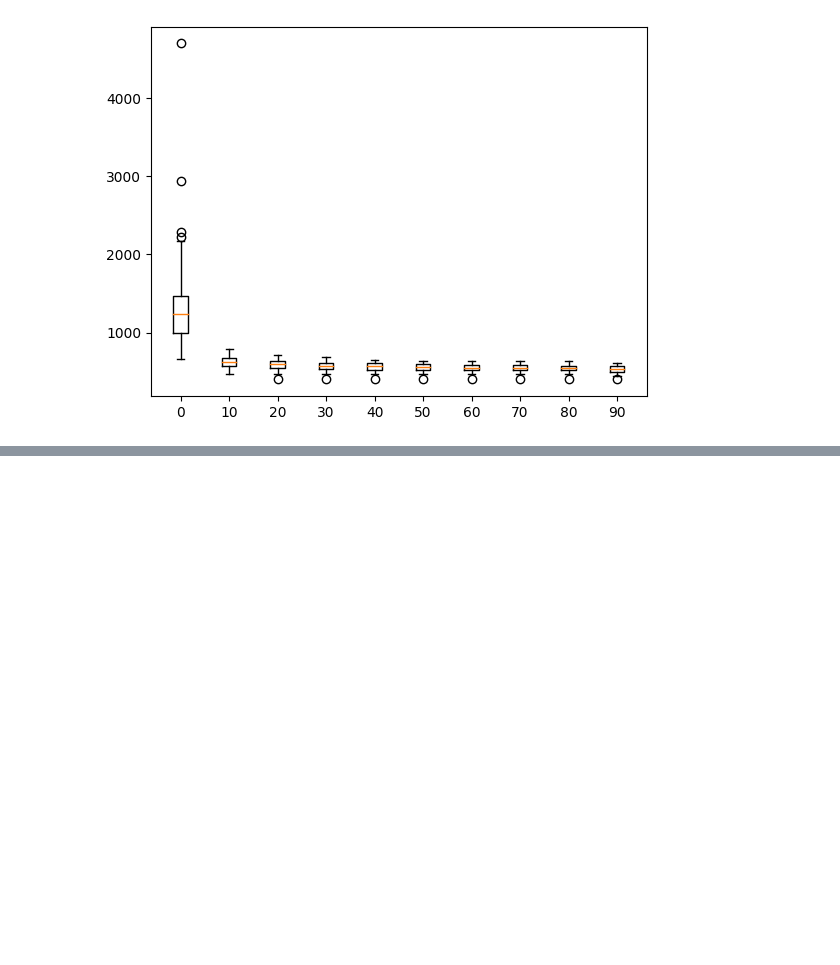
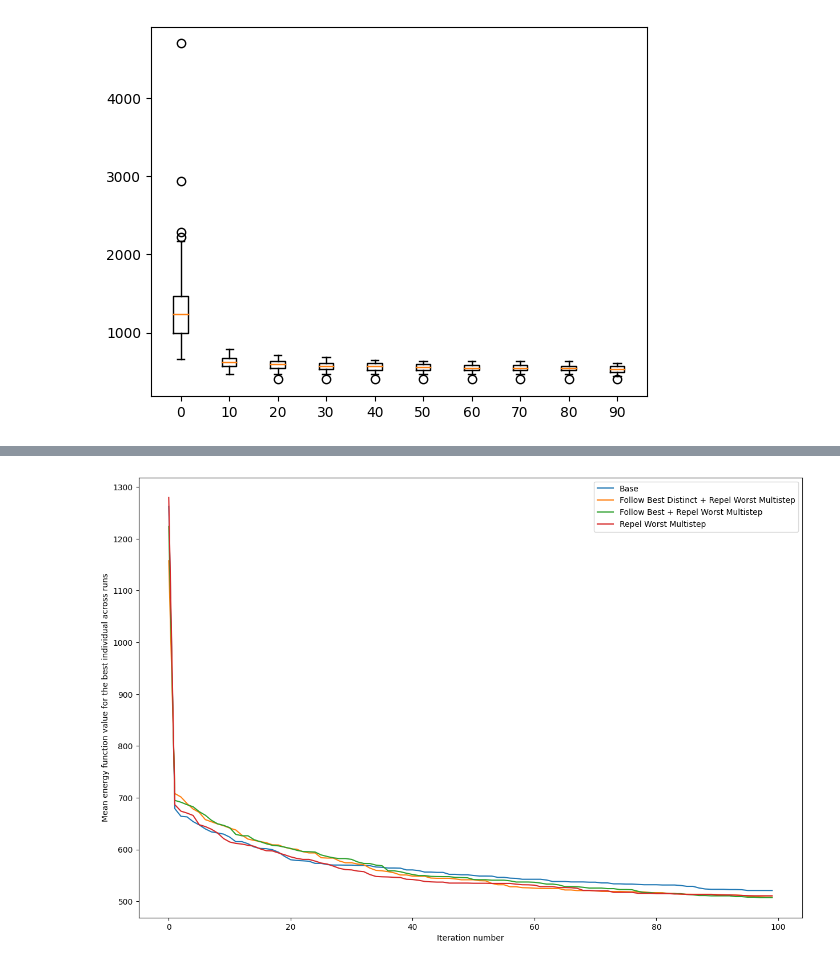
Before and after one commit to bogumilap/TOPSIS-LABS, a Jupyter notebook: results.ipynb, the cells around one changed output, grey strips where cells are left out. Cells and saved outputs as stored; diff of their text form; code cells hidden in the pictures; blank space fills up the shorter version.

```diff
--- a/results.ipynb
+++ b/results.ipynb
@@ -538 +515,12 @@ data = {key: data[key] for key in keys}
+# %%
+
+for key in relevant_algorithms:
+    plt.plot(iterations_axis, mean_fitness[key], label=key.title())
+plt.legend()
+plt.xlabel("Iteration number")
+plt.ylabel("Mean energy function value for the best individual across runs")
+plt.savefig("results/relevant_variants_comparison_plot.jpg")
+plt.show()
+# %% [output]
+[figure, added]
 # %%
```
Also changed, not shown: parts of 18 cells of this notebook, 3 other files.
